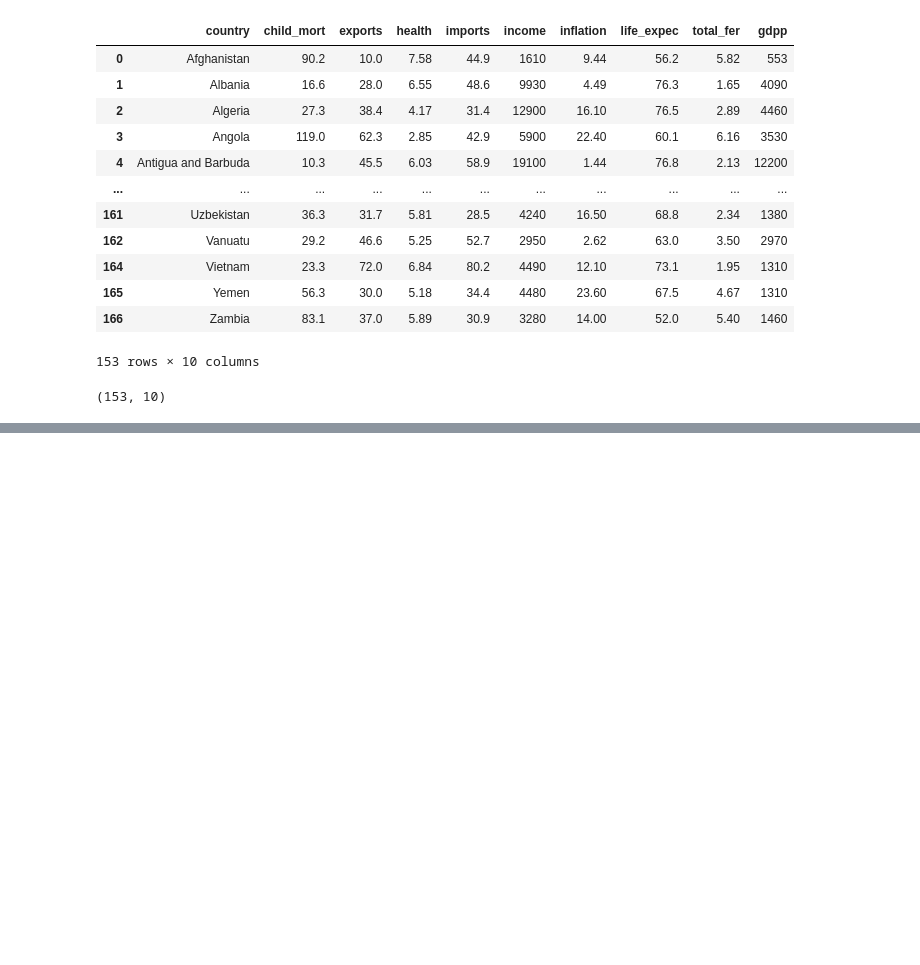
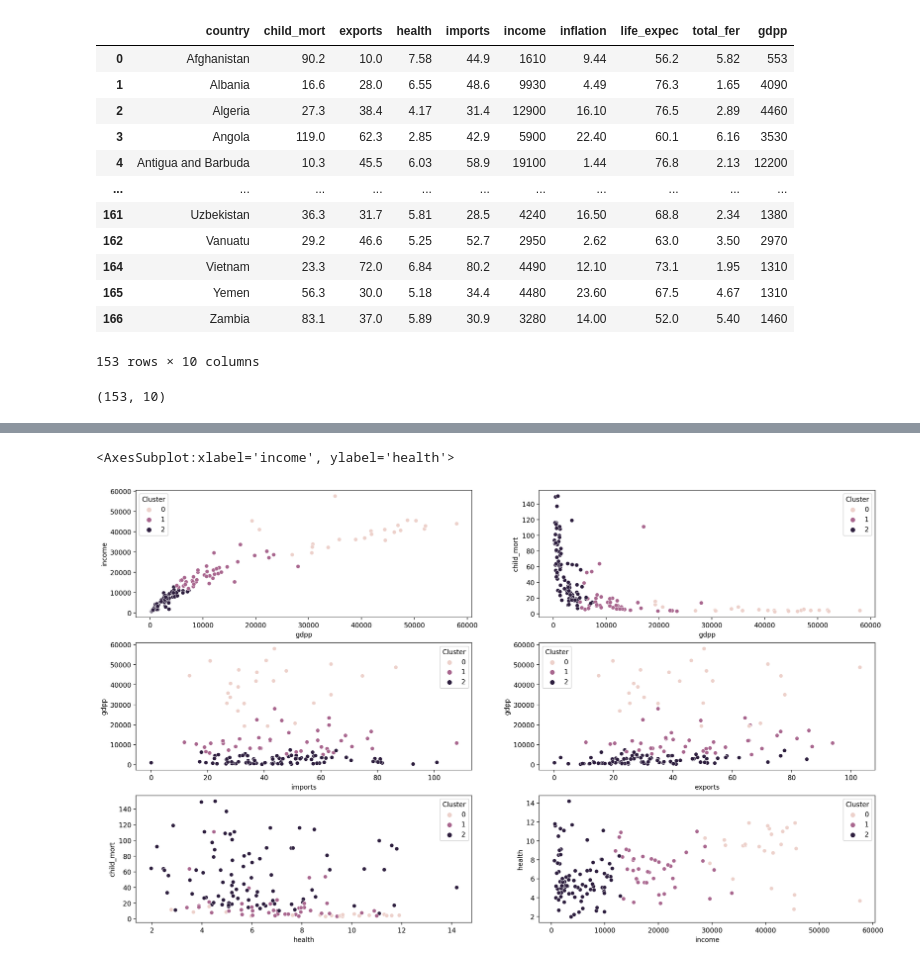
Before and after one commit to divyanshkul/Machine-Learning-Algos, a Jupyter notebook: Week 3 K-Means/KMeans-final.ipynb, the cells around one changed output, grey strips where cells are left out. Cells and saved outputs as stored; diff of their text form; code cells hidden in the pictures; blank space fills up the shorter version.

```diff
--- a/Week 3 K-Means/KMeans-final.ipynb
+++ b/Week 3 K-Means/KMeans-final.ipynb
@@ -285,0 +310,25 @@ sns.scatterplot(x_data.iloc[:, 0], x_data.iloc[:, 2], hue=model.labels_)
+# %%
+plt.figure(figsize=(20,12),dpi=200)
+
+plt.subplot(3,2,1)
+sns.scatterplot(x='gdpp', y='income', data = data_final, hue='Cluster')
+
+plt.subplot(3,2,2)
+sns.scatterplot(x='gdpp', y='child_mort', data = data_final, hue='Cluster')
+
+
+plt.subplot(3,2,3)
+sns.scatterplot(x='imports', y='gdpp', data = data_final, hue='Cluster')
+
+
+plt.subplot(3,2,4)
+sns.scatterplot(x='exports', y='gdpp', data = data_final, hue='Cluster')
+
+plt.subplot(3,2,5)
+sns.scatterplot(x='health', y='child_mort', data = data_final, hue='Cluster')
+
+plt.subplot(3,2,6)
+sns.scatterplot(x='income', y='health', data = data_final, hue='Cluster')
+# %% [output]
+<AxesSubplot:xlabel='income', ylabel='health'>
+[figure, added]
```
Also changed, not shown: parts of 20 cells of this notebook.
